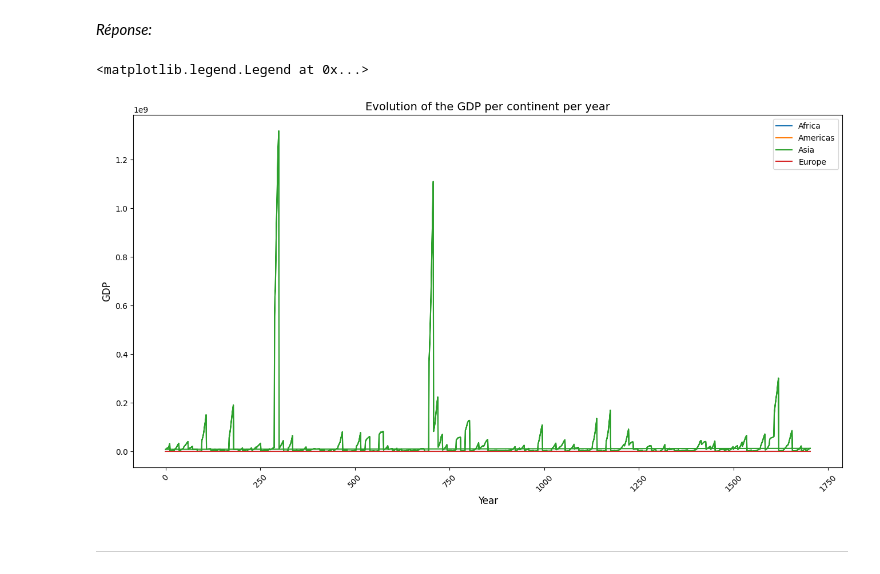
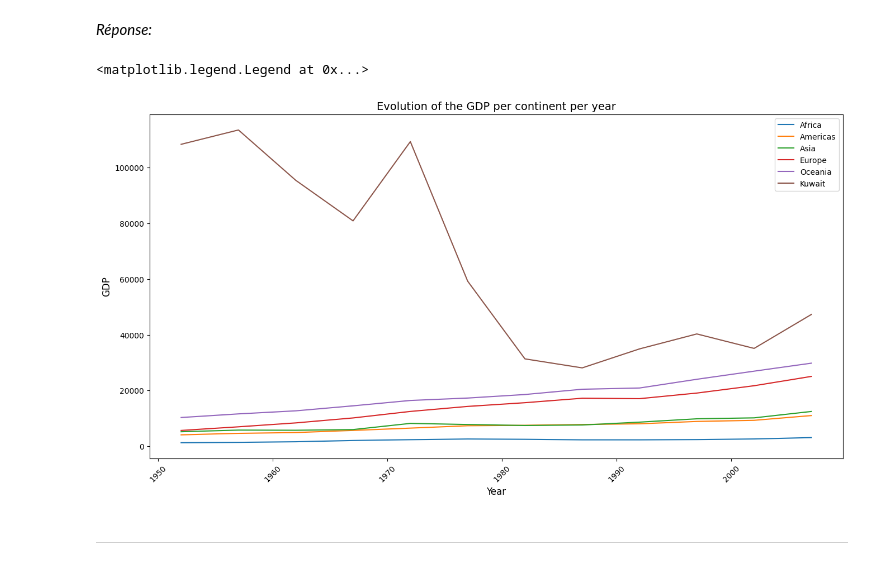
Before and after one commit to R0kkxSynetique/ISD-TP2, a Jupyter notebook: TP2_ISD_SA2025_Fontana_Pelerieau_Tapsoba.ipynb, the cells around one changed output. Cells and saved outputs as stored; diff of their text form; code cells hidden in the pictures.

```diff
--- a/TP2_ISD_SA2025_Fontana_Pelerieau_Tapsoba.ipynb
+++ b/TP2_ISD_SA2025_Fontana_Pelerieau_Tapsoba.ipynb
@@ -822,24 +843,34 @@ Ce scatter plot permet de visualiser l'évolution de l'espérance de vie (en y)
 # %%
 # Votre code ici: graphique
 
-ax1 = (df
-      # Complétez en vous inspirant des exercices précédents
-      )
+# Dans un second temps, créez un graphique qui affiche, pour chaque continent, en abscisse les années et en ordonnées
+# la moyenne du GDP pour chaque année. Puis, ajoutez au même graphique l'évolution du GDP pour le pays trouvé précédemment.
+# Un code de base vous est donné, ajoutez le code manquant.
 
+ax1 = (
+    df.loc[:, ["year", "continent", "gdpPercap"]]
+    .groupby(by=["year", "continent"])["gdpPercap"]
+    .mean()
+    .unstack("continent")
+)
 
+ax2 = (
+    df.loc[df["country"] == "Kuwait", ["year", "gdpPercap"]]
+    .groupby("year")["gdpPercap"]
+    .mean()
+    .rename("Kuwait")
+)
 
-ax2 = (df
-       # Complétez en vous inspirant des exercices précédents
-      )
-
-ax = pd.concat([ax1,ax2]).plot(rot=45, figsize=(16, 8))
-ax.set_xlabel('Year', fontsize=12)
-ax.set_ylabel('GDP', fontsize=12)
-ax.set_title('Evolution of the GDP per continent per year', fontsize=14)
-ax.legend(sorted(df['continent'].unique())) # Note: si le pays seul n'est pas sur la légende ça n'est pas grave
+ax = pd.concat([ax1, ax2]).plot(rot=45, figsize=(16, 8))
+ax.set_xlabel("Year", fontsize=12)
+ax.set_ylabel("GDP", fontsize=12)
+ax.set_title("Evolution of the GDP per continent per year", fontsize=14)
+ax.legend(
+    sorted(df["continent"].unique()) + ["Kuwait"]
+)  # Note: si le pays seul n'est pas sur la légende ça n'est pas grave
 # %% [output]
 <matplotlib.legend.Legend at 0x...>
-[figure, old version]
+[figure, new version]
 # %% [markdown]
 ---
 # %% [markdown]
```
Also changed, not shown: parts of 1 cell of this notebook.
